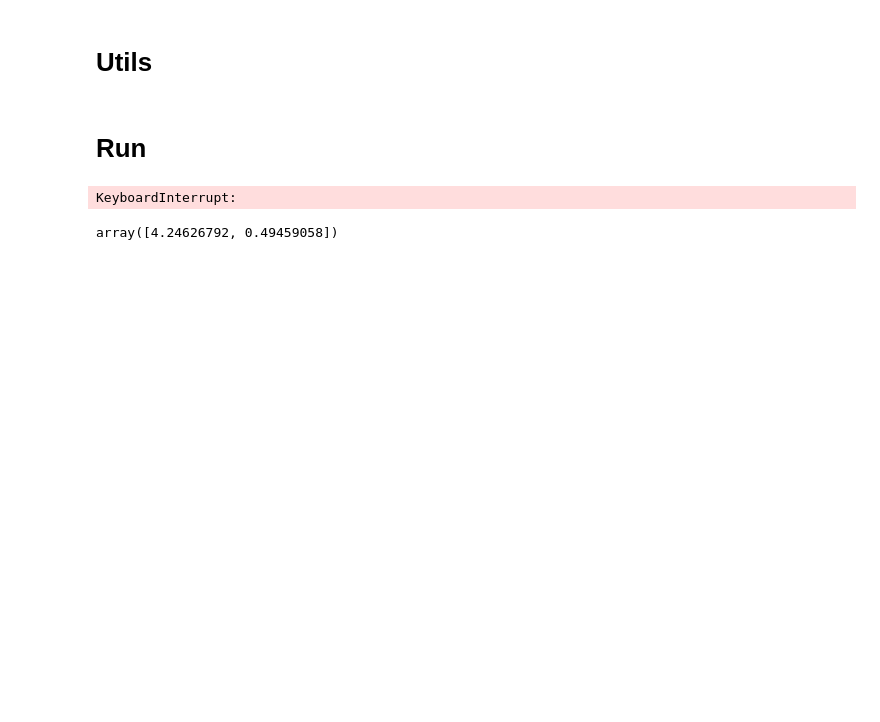
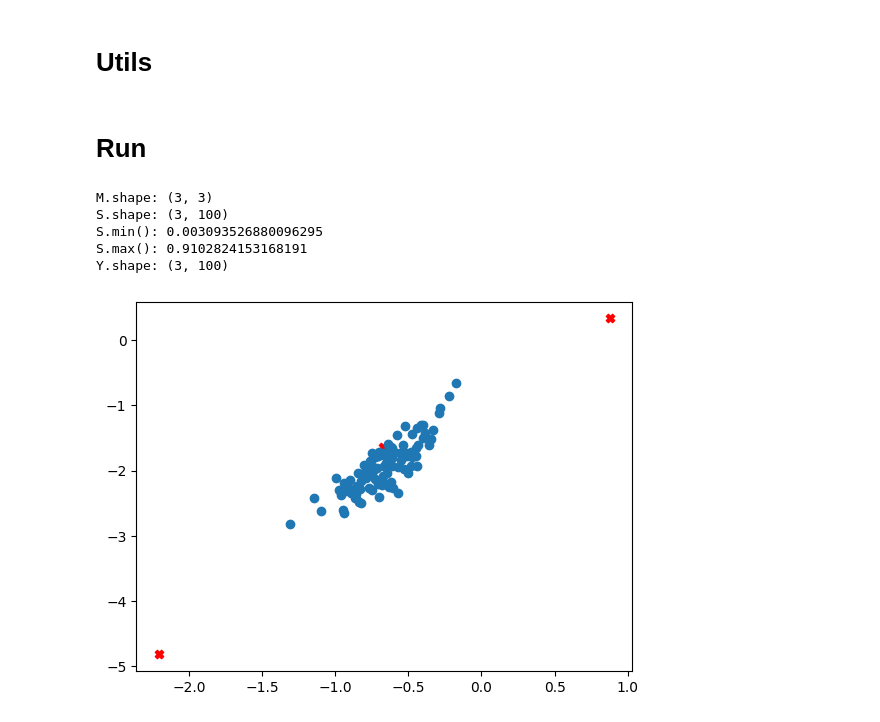
Before and after one commit to dennis-grinwald/task_vectors, a Jupyter notebook: analysis/sisal.ipynb, the cells around one changed output. Cells and saved outputs as stored; diff of their text form; code cells hidden in the pictures; blank space fills up the shorter version.

```diff
--- a/analysis/sisal.ipynb
+++ b/analysis/sisal.ipynb
@@ -1029,19 +1024,40 @@ def sisal(Y,p,**kwargs):
 
 # M0 - Initial M, dimension L x p.
 #          Defaults is given by the VCA algorithm.
+# %%
+def generate_data(seed=1993):
+    np.random.seed(seed)
+    # S element R (n_endmembers x n_samples)
+    S = np.random.rand(n_endmembers, n_samples)
+    S /= S.sum(axis=0).reshape(1,-1)
+    # M element R (n_channels x members)
+    M = (np.random.rand(n_channels,n_endmembers) * np.random.randint(-10,10,size=(1,n_endmembers)))
+    Y = M @ S
+    print(f'M.shape: {M.shape}')
+    print(f'S.shape: {S.shape}')
+    print(f'S.min(): {S.min()}')
+    print(f'S.max(): {S.max()}')
+    print(f'Y.shape: {Y.shape}')
+    return Y
 # %%
-def generate_data(n_samples=1):
-    # S element R (channels x n_samples)
-    S = np.random.rand(n_samples,3)
-    S /= S.sum(axis=1).reshape(-1,1)
-    S = S.T
-    # M element R (channels x members)
-    M = (np.random.rand(3,3) * np.random.randint(-10,10,size=(3)))
-    Y = M @ S
-    return Y
+n_endmembers = 3
+n_channels = 3
+n_samples = 100
 
-Y = generate_data(100)
-
-M, Up, my, sing_values = sisal(Y, 3, verbose=False)
+Y = generate_data()
+M, Up, my, sing_values = sisal(Y, n_endmembers, verbose=False)
+plt.plot(Y[1,:], Y[2,:], 'o', label='Original Data')
+for m in M.T:
+    plt.scatter(
+        m[1],
+        m[2],
+        marker='X',
+        color='red'
+    )
 # %% [output]
-KeyboardInterrupt:
+M.shape: (3, 3)
+S.shape: (3, 100)
+S.min(): 0.003093526880096295
+S.max(): 0.9102824153168191
+Y.shape: (3, 100)
+[figure, added]
@@ -1059,4 +1063,0 @@ for m in M.T:
-# %%
-sing_values
-# %% [output]
-array([4.24626792, 0.49459058])
```
Also changed, not shown: parts of 5 cells of this notebook, 2 other files.
